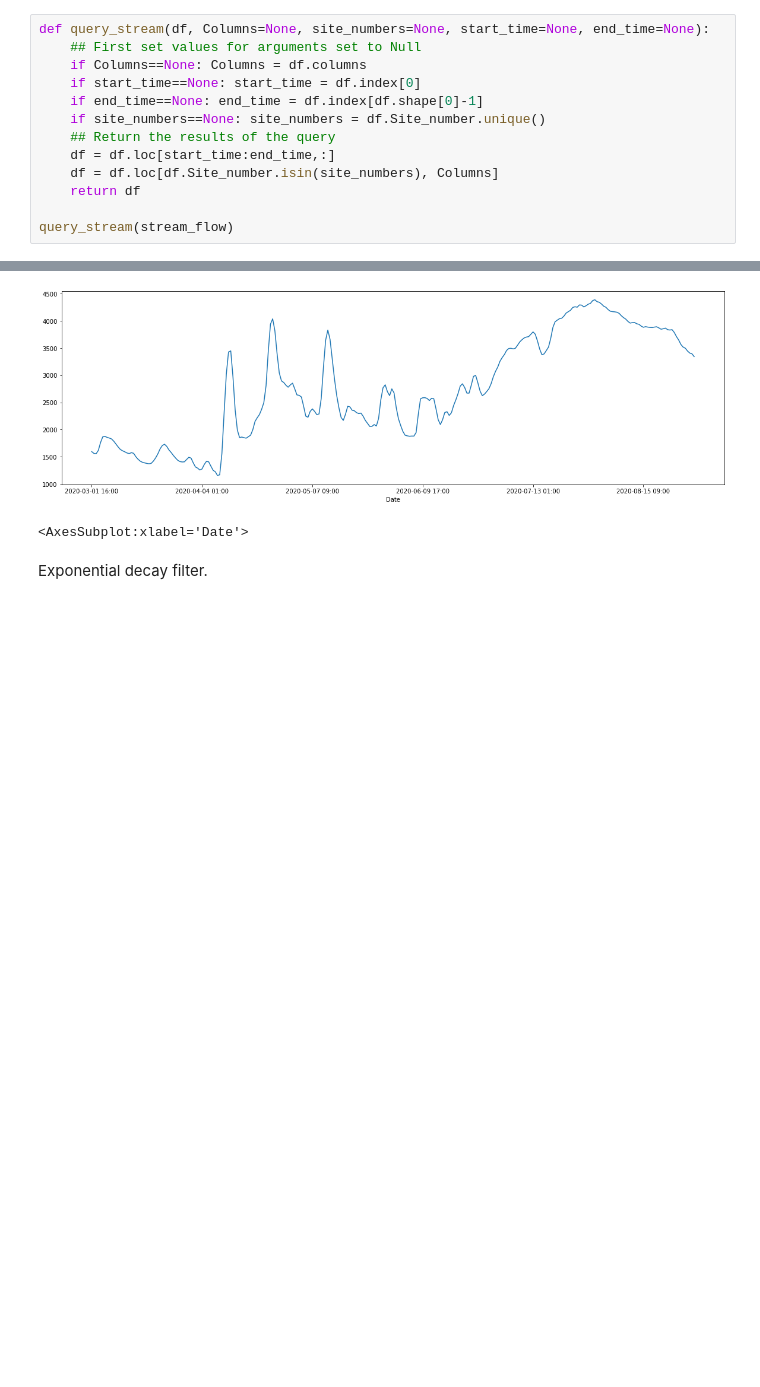
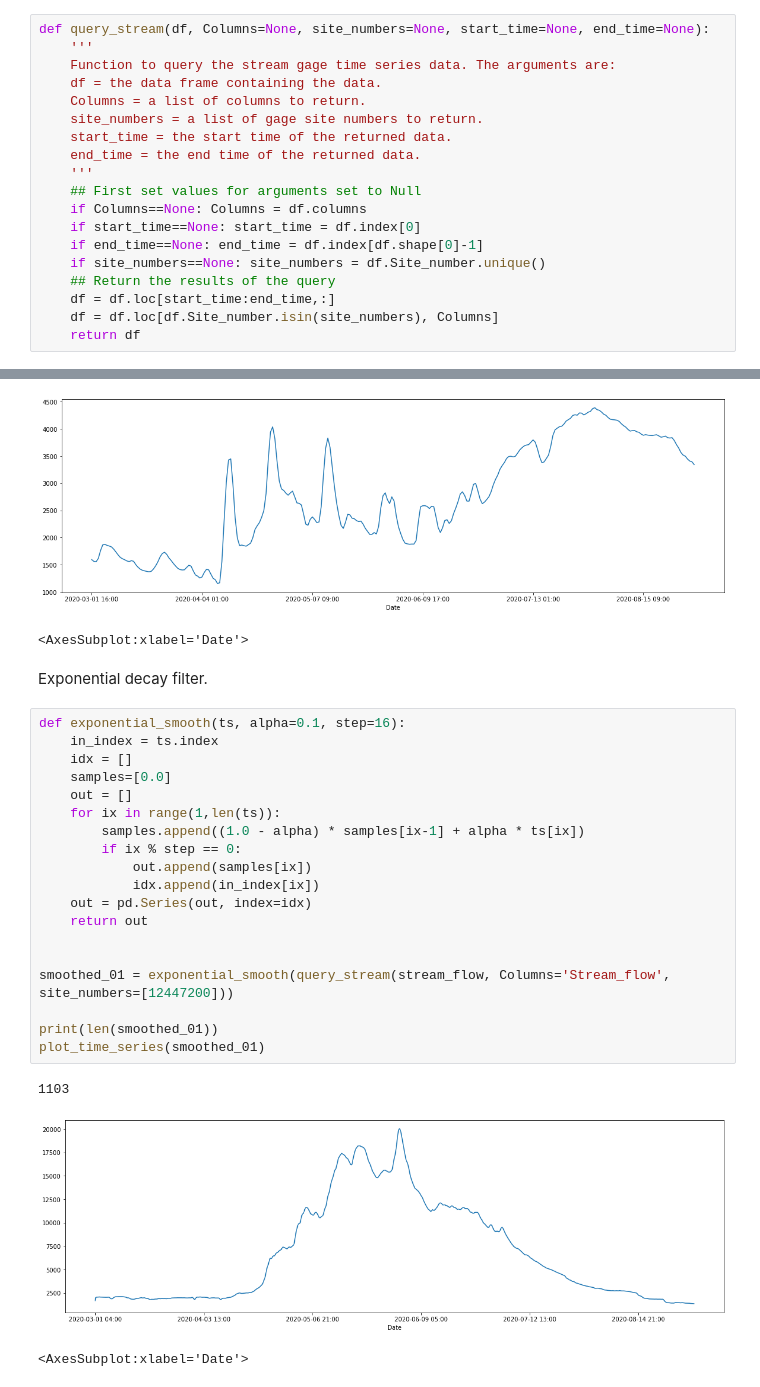
Before and after one commit to StephenElston/CSCI-E-108, a Jupyter notebook: notebooks/02_Streaming.ipynb, the cells around one changed output, grey strips where cells are left out. Saved outputs shown, nothing was run; the diff lists cells and outputs as text; blank space fills up the shorter version.

```diff
--- a/notebooks/02_Streaming.ipynb
+++ b/notebooks/02_Streaming.ipynb
@@ -68,5 +100,13 @@ stream_flow
 # %%
 def query_stream(df, Columns=None, site_numbers=None, start_time=None, end_time=None):
+    '''
+    Function to query the stream gage time series data. The arguments are:
+    df = the data frame containing the data.
+    Columns = a list of columns to return.
+    site_numbers = a list of gage site numbers to return.
+    start_time = the start time of the returned data.
+    end_time = the end time of the returned data.
+    '''
     ## First set values for arguments set to Null
     if Columns==None: Columns = df.columns
     if start_time==None: start_time = df.index[0]
@@ -76,5 +116,3 @@ def query_stream(df, Columns=None, site_numbers=None, start_time=None, end_time=
     df = df.loc[start_time:end_time,:]
     df = df.loc[df.Site_number.isin(site_numbers), Columns]
     return df
-
-query_stream(stream_flow)
@@ -153,3 +193,26 @@ plot_time_series(filtered_128)
 <AxesSubplot:xlabel='Date'>
 # %% [markdown]
 Exponential decay filter.
+# %%
+def exponential_smooth(ts, alpha=0.1, step=16):
+    in_index = ts.index
+    idx = []
+    samples=[0.0]
+    out = []
+    for ix in range(1,len(ts)):
+        samples.append((1.0 - alpha) * samples[ix-1] + alpha * ts[ix])
+        if ix % step == 0:
+            out.append(samples[ix])
+            idx.append(in_index[ix])
+    out = pd.Series(out, index=idx)
+    return out
+
+
+smoothed_01 = exponential_smooth(query_stream(stream_flow, Columns='Stream_flow', site_numbers=[12447200]))
+
+print(len(smoothed_01))
+plot_time_series(smoothed_01)
+# %% [output]
+1103
+[figure, added]
+<AxesSubplot:xlabel='Date'>
```
Also changed, not shown: parts of 13 cells of this notebook.
